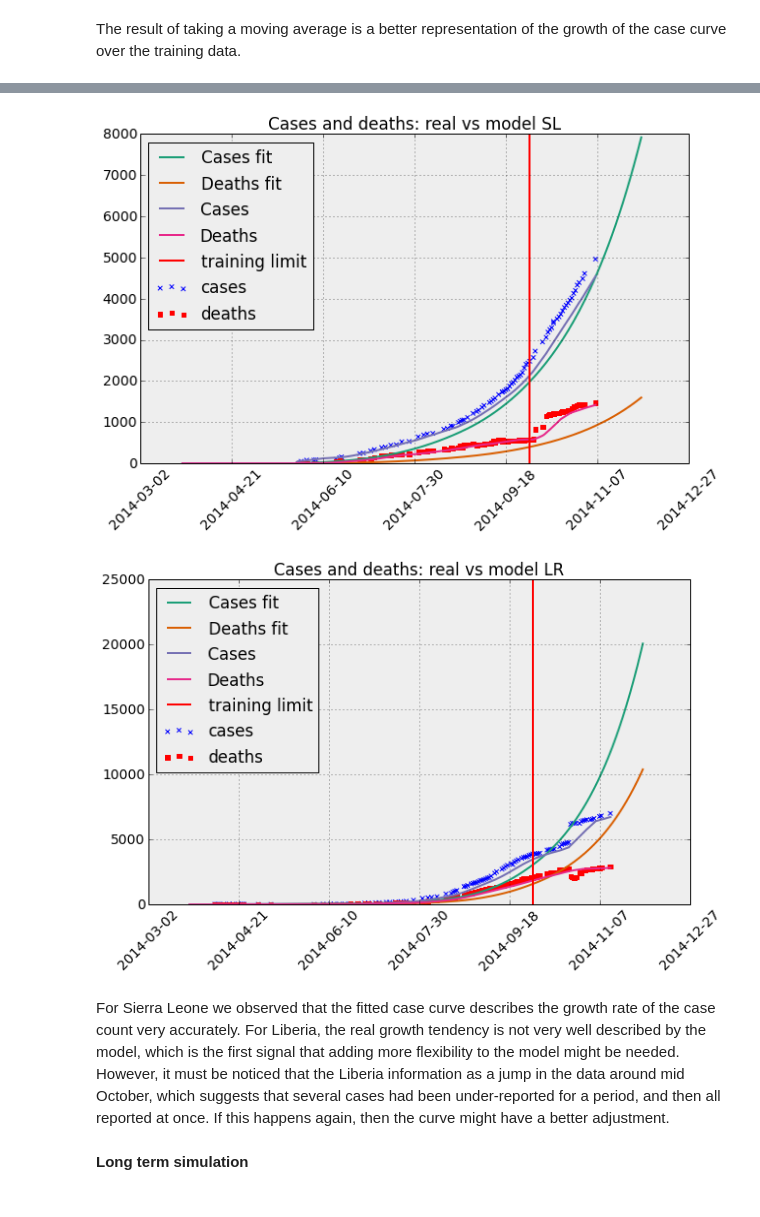
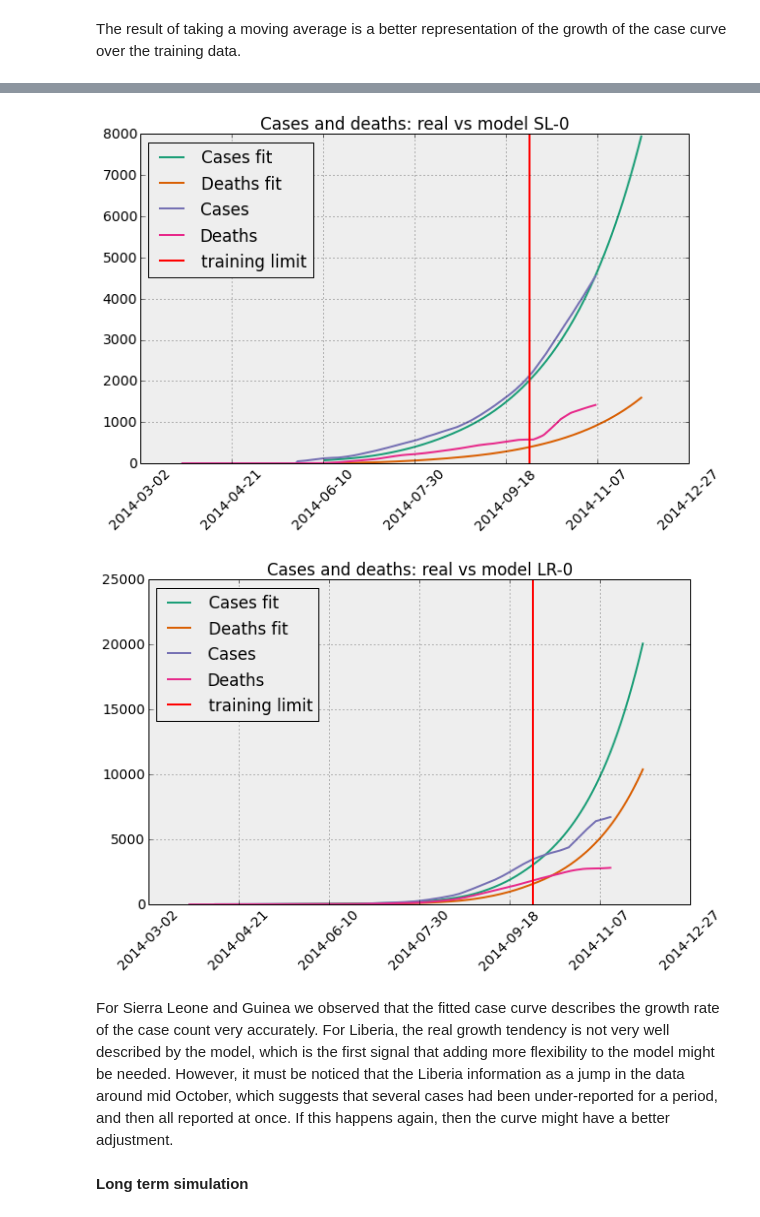
Before and after one commit to gsabran/data-science-project, a Jupyter notebook: code/Timeseries and Documentation.ipynb, the cells around one changed output, grey strips where cells are left out. Drawn from its saved outputs; the diff is of its cells as text; code cells hidden in the pictures.

```diff
--- a/code/Timeseries and Documentation.ipynb
+++ b/code/Timeseries and Documentation.ipynb
@@ -862,13 +862,13 @@ def plot_fit(country_code, sdr_id, train_limit='2014-10-01', test_limit='2014-12
         plot(country_code, sdr_id, ['Cases', 'Deaths'])
         plot_training_limit(train_limit)
         plt.legend(loc=2)
-        plt.title('Cases and deaths: real vs model ' + country_code)
+        plt.title('Cases and deaths: real vs model ' + country_code + '-' + str(sdr_id))
     else:
         plt.plot(dates, delta_Y_hat, label='delta Cases fit')
         plt.plot(dates, delta_D_hat, label='delta Deaths fit')
         plot(country_code, sdr_id, ['Cases', 'Deaths'], delta=True)
         plot_training_limit(train_limit)
-        plt.title('Variation of cases and deaths: real vs model ' + country_code)
+        plt.title('Variation of cases and deaths: real vs model ' + country_code + '-' + str(sdr_id))
         plt.legend(loc=2)
     display_date()
 
@@ -945,17 +951,17 @@ We now train the model for the other two countries of interest: Sierra Leone and
 # %%
 country_code, sdr_id = 'SL', 0
-plot_fit(country_code, sdr_id, days_after=1)
-plot_raw(country_code, sdr_id)
+plot_fit(country_code, sdr_id, days_after=15)
+#plot_raw(country_code, sdr_id)
 # %% [output]
-[figure, old version]
+[figure, new version]
 # %%
 country_code, sdr_id = 'LR', 0
-plot_fit(country_code, sdr_id, days_after=20)
-plot_raw(country_code, sdr_id)
+plot_fit(country_code, sdr_id, days_after=15)
+#plot_raw(country_code, sdr_id)
 # %% [output]
-[figure, old version]
+[figure, new version]
 # %% [markdown]
-For Sierra Leone we observed that the fitted case curve describes the growth rate of the case count very accurately. For Liberia, the real growth tendency is not very well described by the model, which is the first signal that adding more flexibility to the model might be needed. However, it must be noticed that the Liberia information as a jump in the data around mid October, which suggests that several cases had been under-reported for a period, and then all reported at once. If this happens again, then the curve might have a better adjustment.
+For Sierra Leone and Guinea we observed that the fitted case curve describes the growth rate of the case count very accurately. For Liberia, the real growth tendency is not very well described by the model, which is the first signal that adding more flexibility to the model might be needed. However, it must be noticed that the Liberia information as a jump in the data around mid October, which suggests that several cases had been under-reported for a period, and then all reported at once. If this happens again, then the curve might have a better adjustment.
 # %% [markdown]
 **Long term simulation**
 # %%
```
Also changed, not shown: parts of 8 cells of this notebook.
